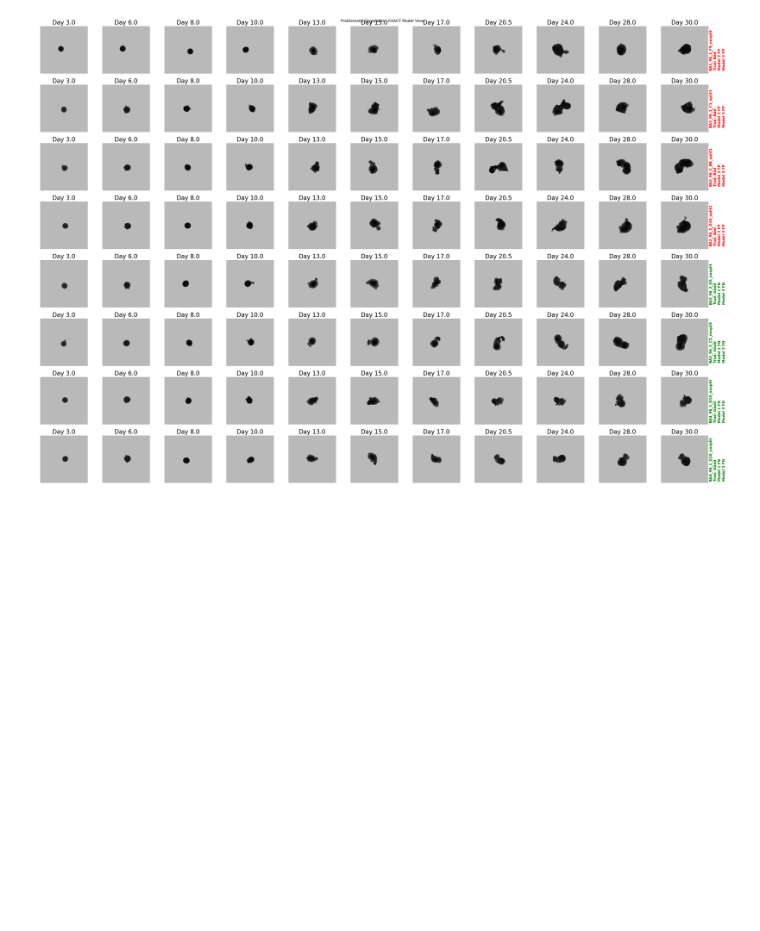
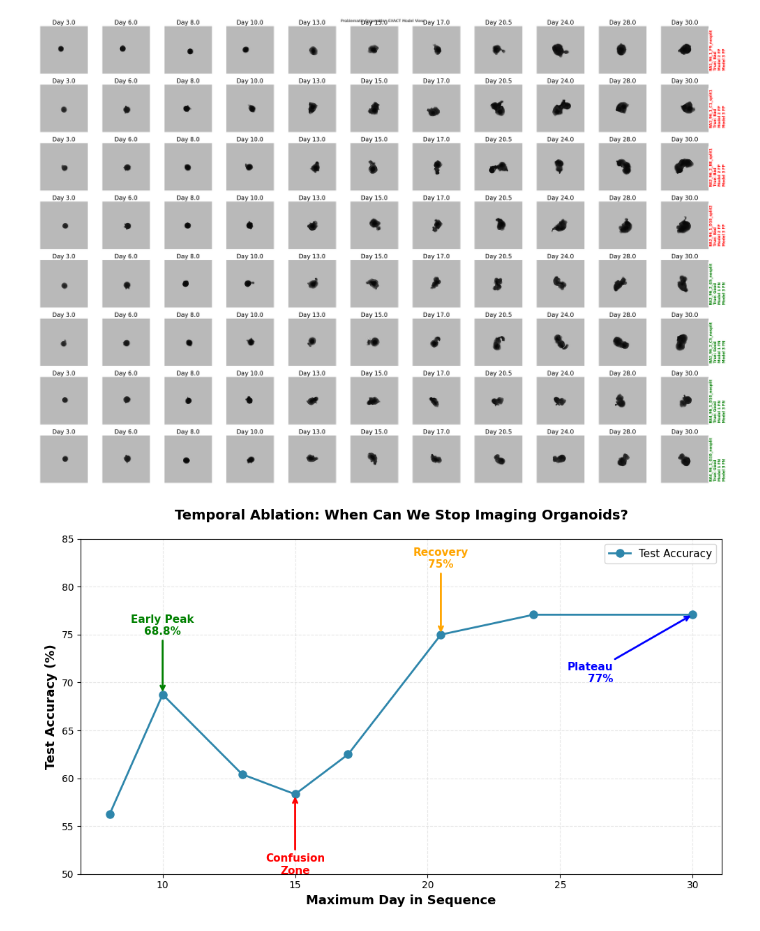
Before and after one commit to dsi-clinic/2025-promega-mini-test, a Jupyter notebook: analysis/images/series_data_prep/check_series.ipynb, the cells around one changed output. Saved outputs shown, nothing was run; the diff lists cells and outputs as text; code cells hidden in the pictures; blank space fills up the shorter version.

Commit message:
train temporal ablations no augmentation

```diff
--- a/analysis/images/series_data_prep/check_series.ipynb
+++ b/analysis/images/series_data_prep/check_series.ipynb
@@ -802,3 +802,53 @@ plt.show()
 ✅ Loaded global mean RGB: [0.72615081 0.72603485 0.72570767]
    (In 0-255 scale: [185.2, 185.1, 185.1])
 [figure]
+# %%
+import json
+import matplotlib.pyplot as plt
+import numpy as np
+
+# Load results
+with open('/net/projects2/promega/data-analysis/output/cnn_lstm/temporal_ablation/temporal_ablation_results.json') as f:
+    results = json.load(f)
+
+days = [r['max_day'] for r in results]
+test_acc = [r['test_acc'] * 100 for r in results]  # Convert to percentage
+test_f1 = [r['test_f1'] * 100 for r in results]
+
+# Create figure
+fig, ax = plt.subplots(figsize=(10, 6))
+
+# Plot with markers
+ax.plot(days, test_acc, 'o-', linewidth=2, markersize=8,
+        label='Test Accuracy', color='#2E86AB')
+
+# Annotate key points
+ax.annotate('Early Peak\n68.8%', xy=(10, 68.8), xytext=(10, 75),
+            arrowprops=dict(arrowstyle='->', color='green', lw=2),
+            fontsize=11, ha='center', color='green', fontweight='bold')
+
+ax.annotate('Confusion\nZone', xy=(15, 58.3), xytext=(15, 50),
+            arrowprops=dict(arrowstyle='->', color='red', lw=2),
+            fontsize=11, ha='center', color='red', fontweight='bold')
+
+ax.annotate('Recovery\n75%', xy=(20.5, 75), xytext=(20.5, 82),
+            arrowprops=dict(arrowstyle='->', color='orange', lw=2),
+            fontsize=11, ha='center', color='orange', fontweight='bold')
+
+ax.annotate('Plateau\n77%', xy=(30, 77.1), xytext=(27, 70),
+            arrowprops=dict(arrowstyle='->', color='blue', lw=2),
+            fontsize=11, ha='right', color='blue', fontweight='bold')
+
+# Formatting
+ax.set_xlabel('Maximum Day in Sequence', fontsize=13, fontweight='bold')
+ax.set_ylabel('Test Accuracy (%)', fontsize=13, fontweight='bold')
+ax.set_title('Temporal Ablation: When Can We Stop Imaging Organoids?',
+             fontsize=14, fontweight='bold', pad=20)
+ax.grid(True, alpha=0.3, linestyle='--')
+ax.set_ylim(50, 85)
+ax.legend(fontsize=11)
+
+plt.tight_layout()
+plt.show()
+# %% [output]
+[figure, added]
```
Also changed, not shown: parts of 3 cells of this notebook, 2 other files.
